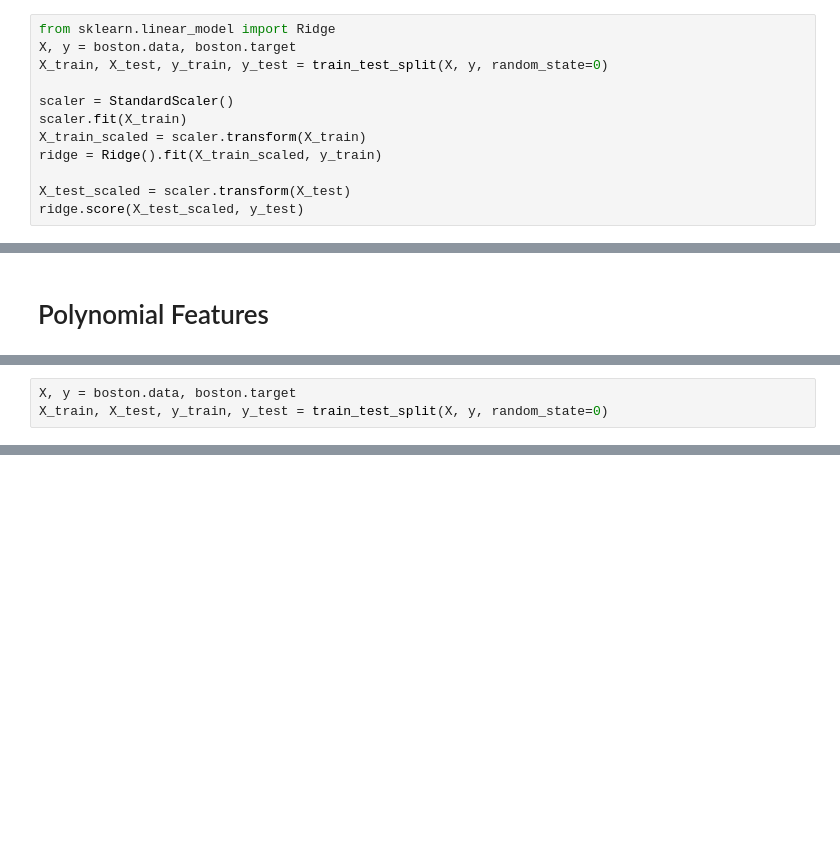
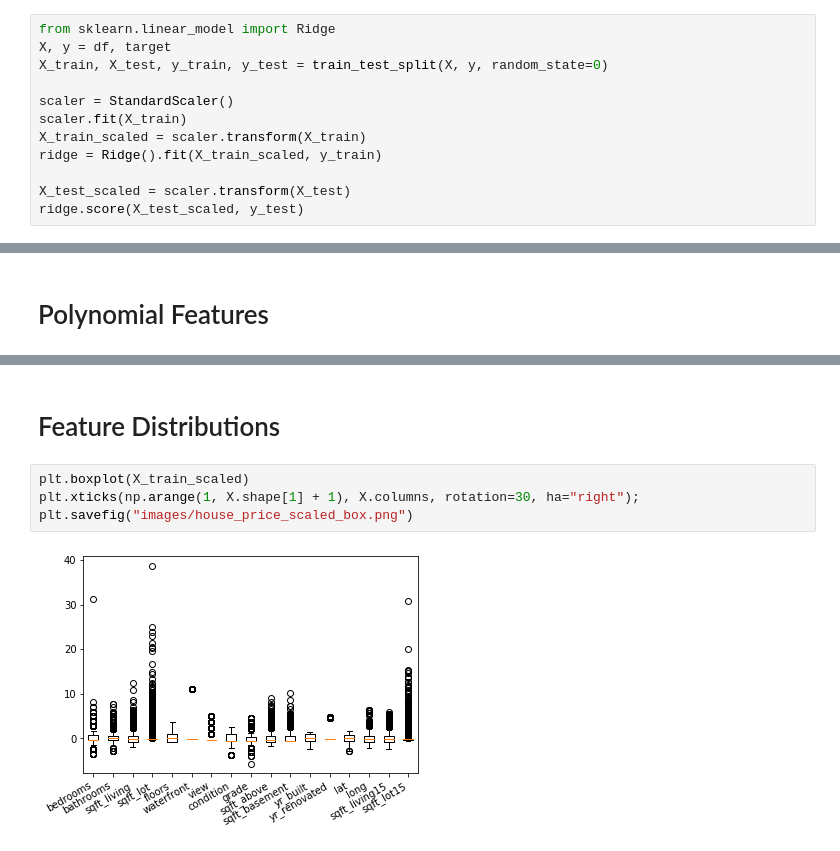
Before and after one commit to amueller/COMS4995-s20, a Jupyter notebook: slides/aml-04-preprocessing/aml-07-preprocessing.ipynb, the cells around one changed output, grey strips where cells are left out. Cells and saved outputs as stored; diff of their text form; blank space fills up the shorter version.

```diff
--- a/slides/aml-04-preprocessing/aml-07-preprocessing.ipynb
+++ b/slides/aml-04-preprocessing/aml-07-preprocessing.ipynb
@@ -181,7 +249,7 @@ plt.savefig("images/knn_scaling2.png")
 # Pipelines
 # %%
 from sklearn.linear_model import Ridge
-X, y = boston.data, boston.target
+X, y = df, target
 X_train, X_test, y_train, y_test = train_test_split(X, y, random_state=0)
 
 scaler = StandardScaler()
@@ -907,3 +846,0 @@ poly_lr.score(X_test, y_test)
-# %%
-X, y = boston.data, boston.target
-X_train, X_test, y_train, y_test = train_test_split(X, y, random_state=0)
@@ -918,0 +905,8 @@ print(X_bc_poly.shape)
+# %% [markdown]
+# Feature Distributions
+# %%
+plt.boxplot(X_train_scaled)
+plt.xticks(np.arange(1, X.shape[1] + 1), X.columns, rotation=30, ha="right");
+plt.savefig("images/house_price_scaled_box.png")
+# %% [output]
+[figure, added]
```
Also changed, not shown: parts of 94 cells of this notebook, 15 other files.
